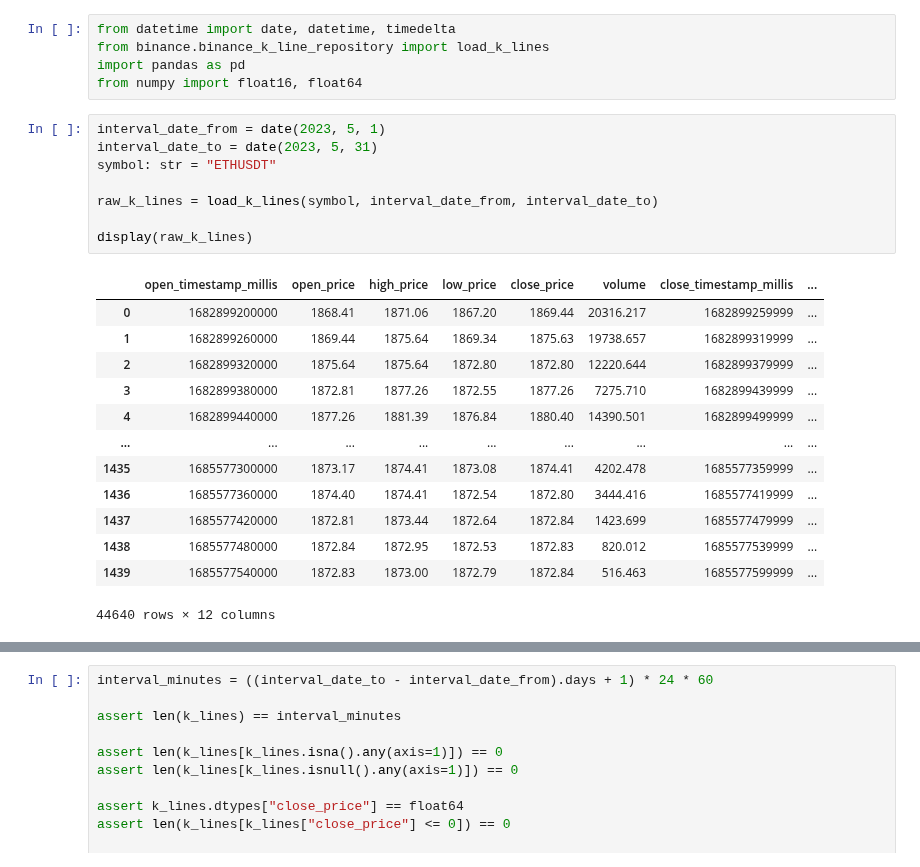
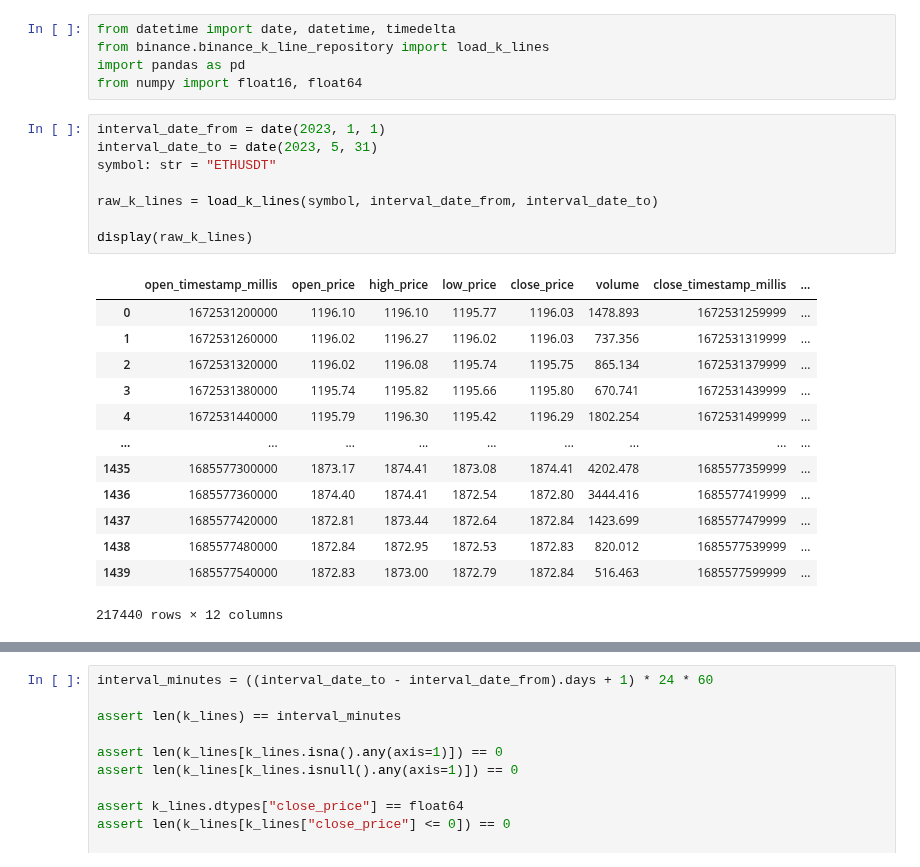
Before and after one commit to yoda31217/to-the-moon, a Jupyter notebook: poc/bot_ml/poc_bot_ml_data_analysis.ipynb, the cells around one changed output, grey strips where cells are left out. Drawn from its saved outputs; the diff is of its cells as text.

```diff
--- a/poc/bot_ml/poc_bot_ml_data_analysis.ipynb
+++ b/poc/bot_ml/poc_bot_ml_data_analysis.ipynb
@@ -4,27 +4,27 @@ from binance.binance_k_line_repository import load_k_lines
 import pandas as pd
 from numpy import float16, float64
 # %%
-interval_date_from = date(2023, 5, 1)
+interval_date_from = date(2023, 1, 1)
 interval_date_to = date(2023, 5, 31)
 symbol: str = "ETHUSDT"
 
 raw_k_lines = load_k_lines(symbol, interval_date_from, interval_date_to)
 
 display(raw_k_lines)
 # %% [output]
 |  | open_timestamp_millis | open_price | high_price | low_price | close_price | volume | close_timestamp_millis | ... |
-| 0 | 1682899200000 | 1868.41 | 1871.06 | 1867.20 | 1869.44 | 20316.217 | 1682899259999 | ... |
-| 1 | 1682899260000 | 1869.44 | 1875.64 | 1869.34 | 1875.63 | 19738.657 | 1682899319999 | ... |
-| 2 | 1682899320000 | 1875.64 | 1875.64 | 1872.80 | 1872.80 | 12220.644 | 1682899379999 | ... |
-| 3 | 1682899380000 | 1872.81 | 1877.26 | 1872.55 | 1877.26 | 7275.710 | 1682899439999 | ... |
-| 4 | 1682899440000 | 1877.26 | 1881.39 | 1876.84 | 1880.40 | 14390.501 | 1682899499999 | ... |
+| 0 | 1672531200000 | 1196.10 | 1196.10 | 1195.77 | 1196.03 | 1478.893 | 1672531259999 | ... |
+| 1 | 1672531260000 | 1196.02 | 1196.27 | 1196.02 | 1196.03 | 737.356 | 1672531319999 | ... |
+| 2 | 1672531320000 | 1196.02 | 1196.08 | 1195.74 | 1195.75 | 865.134 | 1672531379999 | ... |
+| 3 | 1672531380000 | 1195.74 | 1195.82 | 1195.66 | 1195.80 | 670.741 | 1672531439999 | ... |
+| 4 | 1672531440000 | 1195.79 | 1196.30 | 1195.42 | 1196.29 | 1802.254 | 1672531499999 | ... |
 | ... | ... | ... | ... | ... | ... | ... | ... | ... |
 | 1435 | 1685577300000 | 1873.17 | 1874.41 | 1873.08 | 1874.41 | 4202.478 | 1685577359999 | ... |
 | 1436 | 1685577360000 | 1874.40 | 1874.41 | 1872.54 | 1872.80 | 3444.416 | 1685577419999 | ... |
 | 1437 | 1685577420000 | 1872.81 | 1873.44 | 1872.64 | 1872.84 | 1423.699 | 1685577479999 | ... |
 | 1438 | 1685577480000 | 1872.84 | 1872.95 | 1872.53 | 1872.83 | 820.012 | 1685577539999 | ... |
 | 1439 | 1685577540000 | 1872.83 | 1873.00 | 1872.79 | 1872.84 | 516.463 | 1685577599999 | ... |
-44640 rows × 12 columns
+217440 rows × 12 columns
 # %%
 k_lines = raw_k_lines[[
     # "open_price"    ,
```
Also changed, not shown: parts of 7 cells of this notebook.
